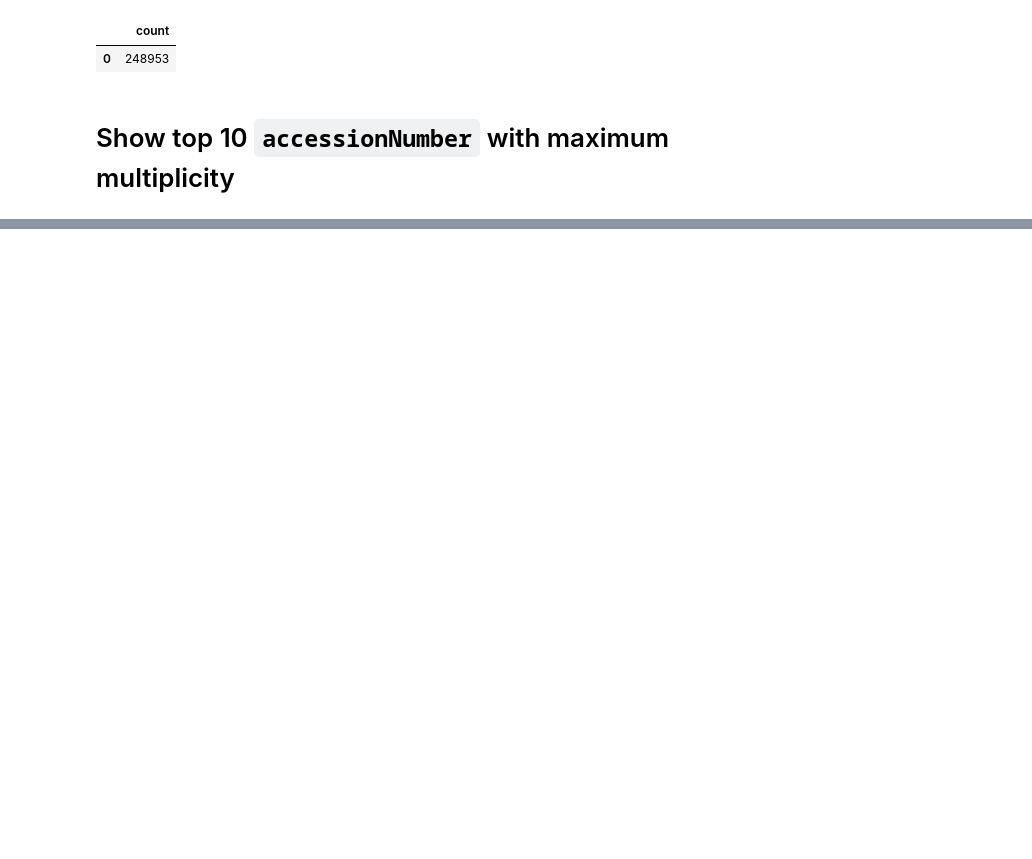
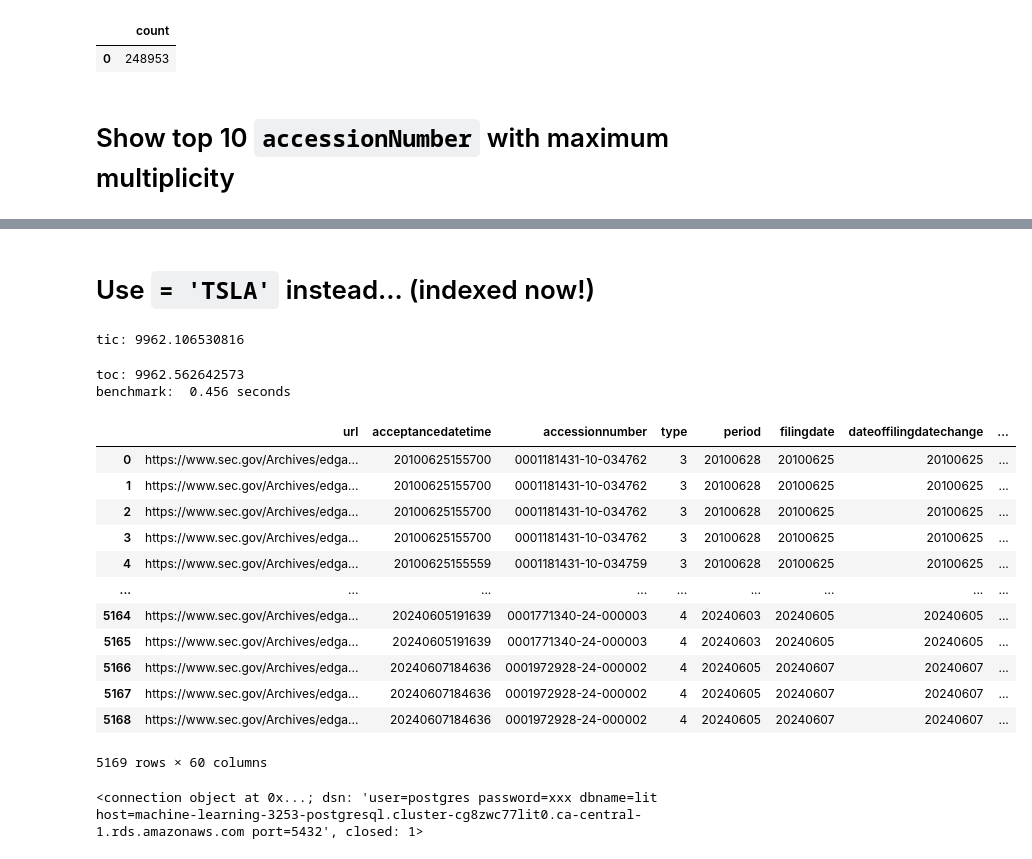
Before and after one commit to kubernetes-world/3253-machine-learning-team-project, a Jupyter notebook: db_connect_postgres_query.ipynb, the cells around one changed output, grey strips where cells are left out. Saved outputs shown, nothing was run; the diff lists cells and outputs as text; code cells hidden in the pictures; blank space fills up the shorter version.

```diff
--- a/db_connect_postgres_query.ipynb
+++ b/db_connect_postgres_query.ipynb
@@ -119,3 +150,30 @@ display(df)
+# %% [markdown]
+# Use `= 'TSLA'` instead... (indexed now!)
+# %%
+q = "select * from lit_panel where issuerTradingSymbol = 'TSLA'"
+df = read_sql_query(q, conn)
+display(df)
+# %% [output]
+tic: 9962.106530816
+toc: 9962.562642573
+benchmark:  0.456 seconds
+|  | url | acceptancedatetime | accessionnumber | type | period | filingdate | dateoffilingdatechange | ... |
+| 0 | https://www.sec.gov/Archives/edga... | 20100625155700 | 0001181431-10-034762 | 3 | 20100628 | 20100625 | 20100625 | ... |
+| 1 | https://www.sec.gov/Archives/edga... | 20100625155700 | 0001181431-10-034762 | 3 | 20100628 | 20100625 | 20100625 | ... |
+| 2 | https://www.sec.gov/Archives/edga... | 20100625155700 | 0001181431-10-034762 | 3 | 20100628 | 20100625 | 20100625 | ... |
+| 3 | https://www.sec.gov/Archives/edga... | 20100625155700 | 0001181431-10-034762 | 3 | 20100628 | 20100625 | 20100625 | ... |
+| 4 | https://www.sec.gov/Archives/edga... | 20100625155559 | 0001181431-10-034759 | 3 | 20100628 | 20100625 | 20100625 | ... |
+| ... | ... | ... | ... | ... | ... | ... | ... | ... |
+| 5164 | https://www.sec.gov/Archives/edga... | 20240605191639 | 0001771340-24-000003 | 4 | 20240603 | 20240605 | 20240605 | ... |
+| 5165 | https://www.sec.gov/Archives/edga... | 20240605191639 | 0001771340-24-000003 | 4 | 20240603 | 20240605 | 20240605 | ... |
+| 5166 | https://www.sec.gov/Archives/edga... | 20240607184636 | 0001972928-24-000002 | 4 | 20240605 | 20240607 | 20240607 | ... |
+| 5167 | https://www.sec.gov/Archives/edga... | 20240607184636 | 0001972928-24-000002 | 4 | 20240605 | 20240607 | 20240607 | ... |
+| 5168 | https://www.sec.gov/Archives/edga... | 20240607184636 | 0001972928-24-000002 | 4 | 20240605 | 20240607 | 20240607 | ... |
+5169 rows × 60 columns
 # %%
 # DON'T FORGET TO CLOSE CONNECTION AT THE END!
 conn.close()
+# %%
+print(conn)
+# %% [output]
+<connection object at 0x...; dsn: 'user=postgres password=xxx dbname=lit host=machine-learning-3253-postgresql.cluster-cg8zwc77lit0.ca-central-1.rds.amazonaws.com port=5432', closed: 1>
```
Also changed, not shown: parts of 11 cells of this notebook.
